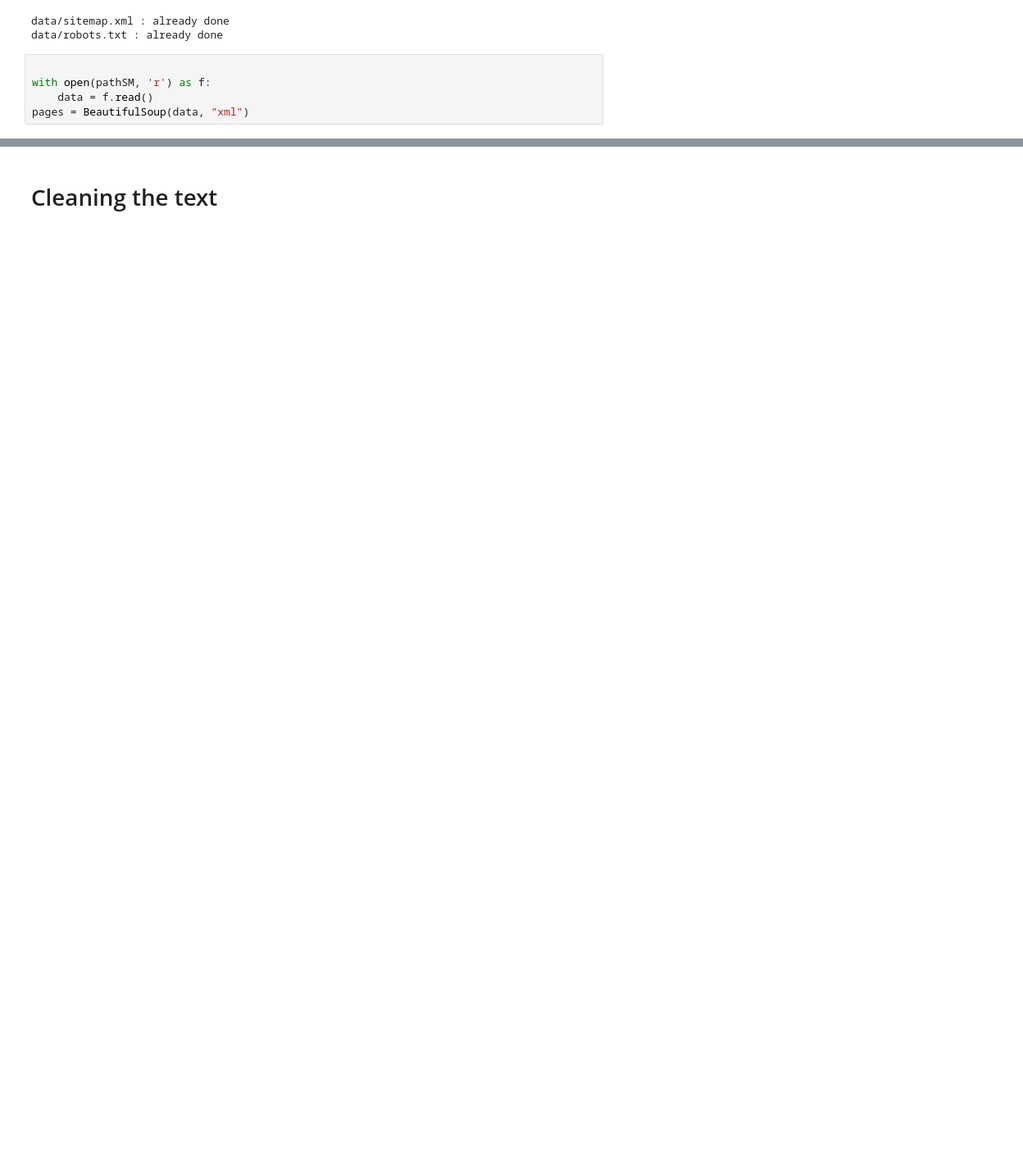
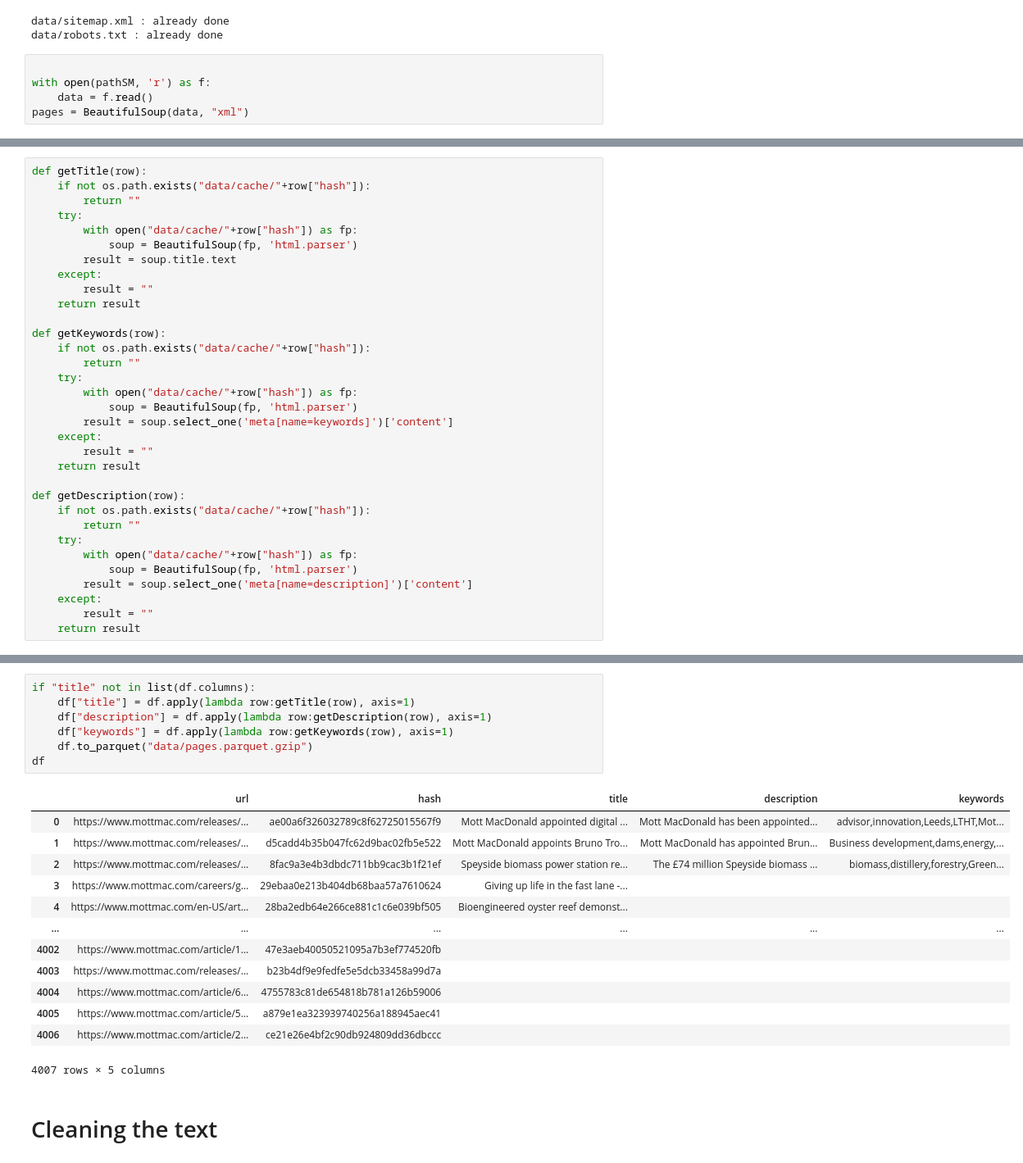
Before and after one commit to kelu124/Website_AMA, a Jupyter notebook: 01.Data.ipynb, the cells around one changed output, grey strips where cells are left out. Shown: that part at 82% size. Cells and saved outputs as stored; diff of their text form; blank space fills up the shorter version.

```diff
--- a/01.Data.ipynb
+++ b/01.Data.ipynb
@@ -58,6 +56,39 @@ urlList
  'https://www.mottmac.com/en-US/article/64058/mentoring-students-in-philadelphia',
  'https://www.mottmac.com/article/685/mott-macdonald-appointed-on-80-million-wind-f',
  ...]
+# %%
+def getTitle(row):
+    if not os.path.exists("data/cache/"+row["hash"]):
+        return ""
+    try:
+        with open("data/cache/"+row["hash"]) as fp:
+            soup = BeautifulSoup(fp, 'html.parser')
+        result = soup.title.text
+    except:
+        result = ""
+    return result
+
+def getKeywords(row):
+    if not os.path.exists("data/cache/"+row["hash"]):
+        return ""
+    try:
+        with open("data/cache/"+row["hash"]) as fp:
+            soup = BeautifulSoup(fp, 'html.parser')
+        result = soup.select_one('meta[name=keywords]')['content']
+    except:
+        result = ""
+    return result
+
+def getDescription(row):
+    if not os.path.exists("data/cache/"+row["hash"]):
+        return ""
+    try:
+        with open("data/cache/"+row["hash"]) as fp:
+            soup = BeautifulSoup(fp, 'html.parser')
+        result = soup.select_one('meta[name=description]')['content']
+    except:
+        result = ""
+    return result
 # %%
 df = dict()
 for url in urlList:
@@ -112,4 +126,25 @@ d8d78f897175a14a8d207e6a9a708d24 saved
 KeyboardInterrupt:
+# %%
+if "title" not in list(df.columns):
+    df["title"] = df.apply(lambda row:getTitle(row), axis=1)
+    df["description"] = df.apply(lambda row:getDescription(row), axis=1)
+    df["keywords"] = df.apply(lambda row:getKeywords(row), axis=1)
+    df.to_parquet("data/pages.parquet.gzip")
+df
+# %% [output]
+|  | url | hash | title | description | keywords |
+| 0 | https://www.mottmac.com/releases/... | ae00a6f326032789c8f62725015567f9 | Mott MacDonald appointed digital ... | Mott MacDonald has been appointed... | advisor,innovation,Leeds,LTHT,Mot... |
+| 1 | https://www.mottmac.com/releases/... | d5cadd4b35b047fc62d9bac02fb5e522 | Mott MacDonald appoints Bruno Tro... | Mott MacDonald has appointed Brun... | Business development,dams,energy,... |
+| 2 | https://www.mottmac.com/releases/... | 8fac9a3e4b3dbdc711bb9cac3b1f21ef | Speyside biomass power station re... | The £74 million Speyside biomass ... | biomass,distillery,forestry,Green... |
+| 3 | https://www.mottmac.com/careers/g... | 29ebaa0e213b404db68baa57a7610624 | Giving up life in the fast lane -... |  |  |
+| 4 | https://www.mottmac.com/en-US/art... | 28ba2edb64e266ce881c1c6e039bf505 | Bioengineered oyster reef demonst... |  |  |
+| ... | ... | ... | ... | ... | ... |
+| 4002 | https://www.mottmac.com/article/1... | 47e3aeb40050521095a7b3ef774520fb |  |  |  |
+| 4003 | https://www.mottmac.com/releases/... | b23b4df9e9fedfe5e5dcb33458a99d7a |  |  |  |
+| 4004 | https://www.mottmac.com/article/6... | 4755783c81de654818b781a126b59006 |  |  |  |
+| 4005 | https://www.mottmac.com/article/5... | a879e1ea323939740256a188945aec41 |  |  |  |
+| 4006 | https://www.mottmac.com/article/2... | ce21e26e4bf2c90db924809dd36dbccc |  |  |  |
+4007 rows × 5 columns
 # %% [markdown]
 # Cleaning the text
 # %%
```
Also changed, not shown: parts of 10 cells of this notebook, 5 other files.
